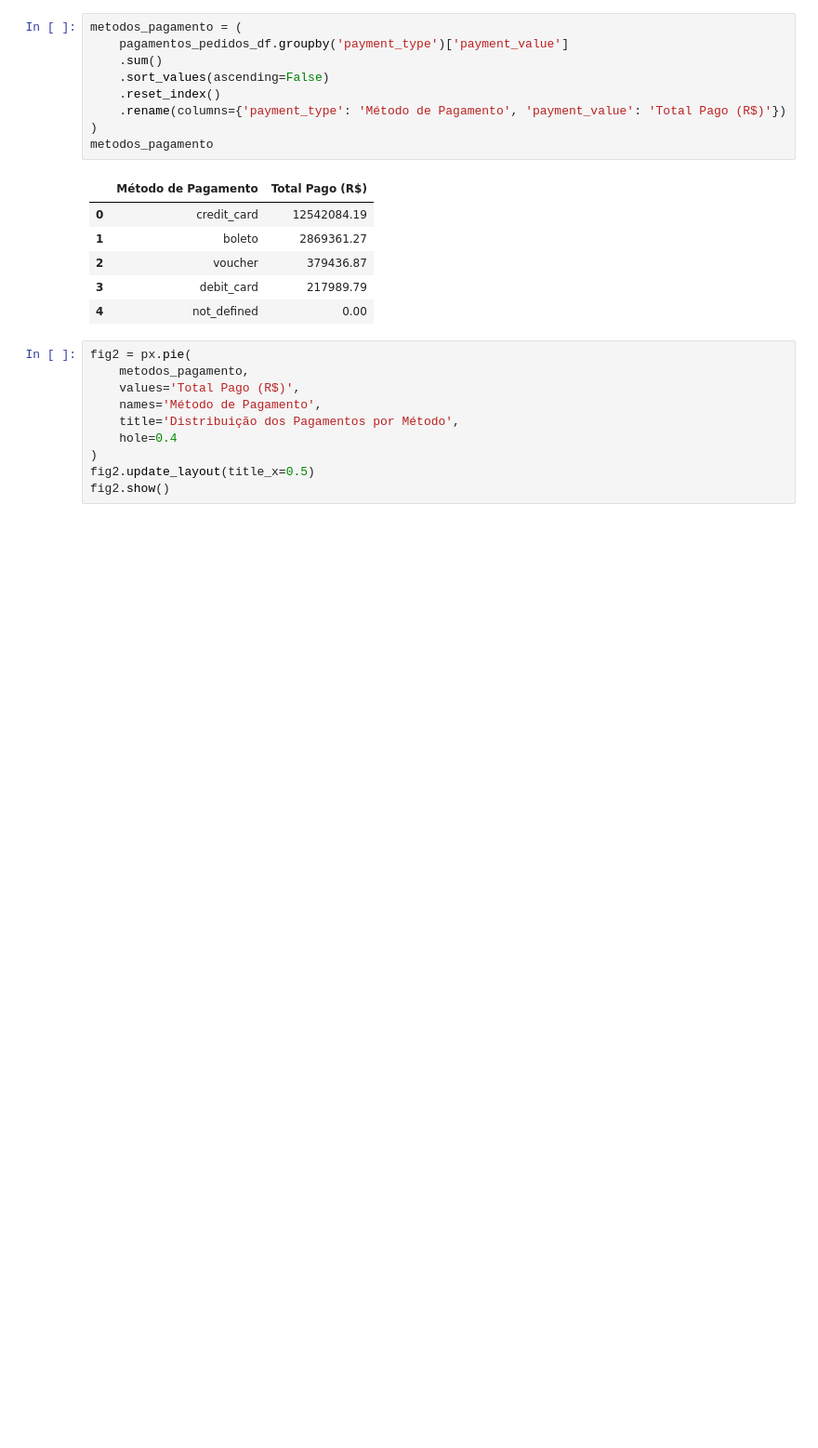
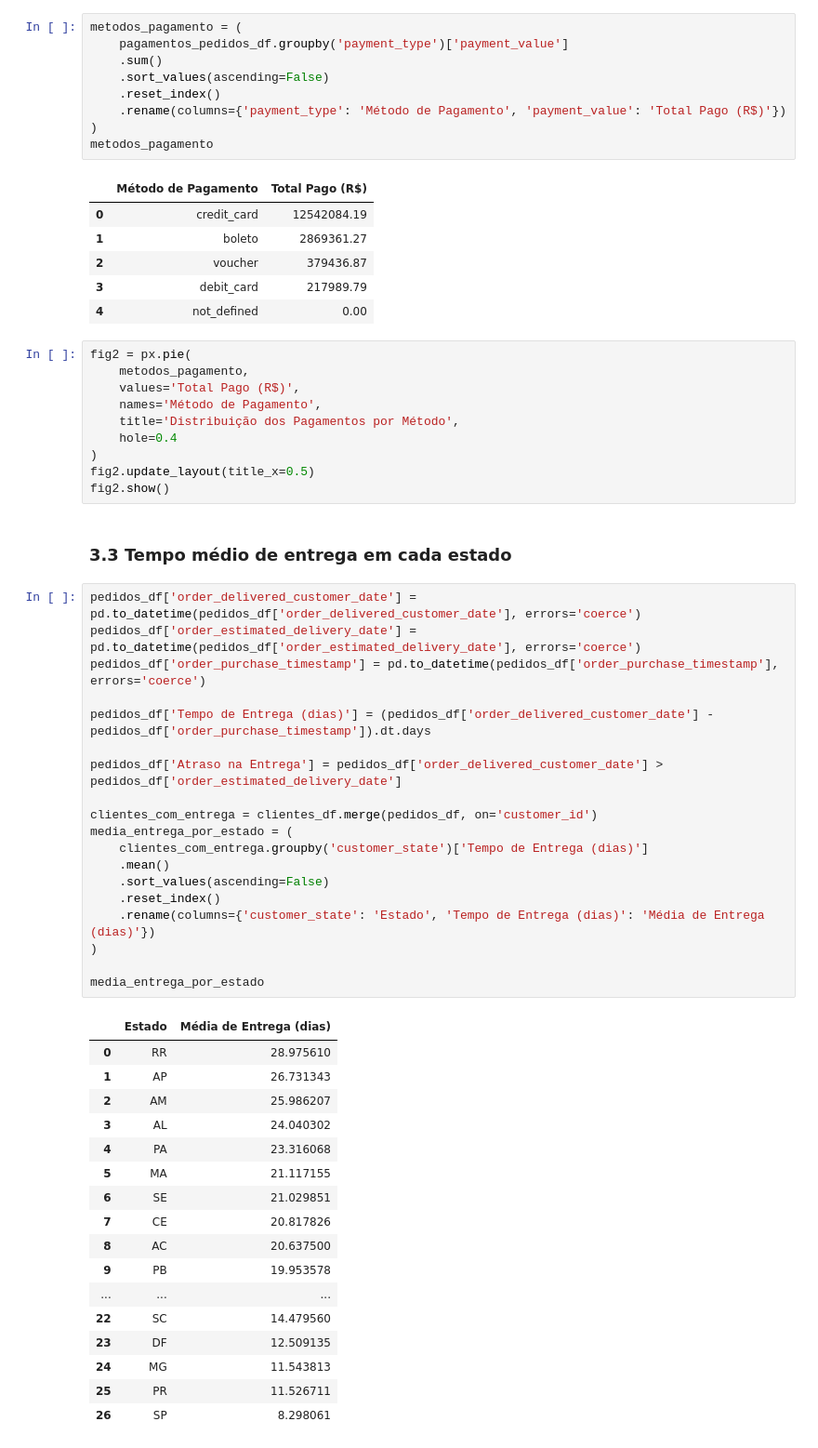
Before and after one commit to drdml/insights-olist, a Jupyter notebook: análise_exploratória.ipynb, the cells around one changed output. Shown at 93% size. Cells and saved outputs as stored; diff of their text form; blank space fills up the shorter version.

```diff
--- a/análise_exploratória.ipynb
+++ b/análise_exploratória.ipynb
@@ -265,3 +257,42 @@ fig2 = px.pie(
 )
 fig2.update_layout(title_x=0.5)
 fig2.show()
+# %% [markdown]
+### 3.3 Tempo médio de entrega em cada estado
+# %%
+pedidos_df['order_delivered_customer_date'] = pd.to_datetime(pedidos_df['order_delivered_customer_date'], errors='coerce')
+pedidos_df['order_estimated_delivery_date'] = pd.to_datetime(pedidos_df['order_estimated_delivery_date'], errors='coerce')
+pedidos_df['order_purchase_timestamp'] = pd.to_datetime(pedidos_df['order_purchase_timestamp'], errors='coerce')
+
+pedidos_df['Tempo de Entrega (dias)'] = (pedidos_df['order_delivered_customer_date'] - pedidos_df['order_purchase_timestamp']).dt.days
+
+pedidos_df['Atraso na Entrega'] = pedidos_df['order_delivered_customer_date'] > pedidos_df['order_estimated_delivery_date']
+
+clientes_com_entrega = clientes_df.merge(pedidos_df, on='customer_id')
+media_entrega_por_estado = (
+    clientes_com_entrega.groupby('customer_state')['Tempo de Entrega (dias)']
+    .mean()
+    .sort_values(ascending=False)
+    .reset_index()
+    .rename(columns={'customer_state': 'Estado', 'Tempo de Entrega (dias)': 'Média de Entrega (dias)'})
+)
+
+media_entrega_por_estado
+# %% [output]
+|  | Estado | Média de Entrega (dias) |
+| 0 | RR | 28.975610 |
+| 1 | AP | 26.731343 |
+| 2 | AM | 25.986207 |
+| 3 | AL | 24.040302 |
+| 4 | PA | 23.316068 |
+| 5 | MA | 21.117155 |
+| 6 | SE | 21.029851 |
+| 7 | CE | 20.817826 |
+| 8 | AC | 20.637500 |
+| 9 | PB | 19.953578 |
+| ... | ... | ... |
+| 22 | SC | 14.479560 |
+| 23 | DF | 12.509135 |
+| 24 | MG | 11.543813 |
+| 25 | PR | 11.526711 |
+| 26 | SP | 8.298061 |
```
Also changed, not shown: parts of 16 cells of this notebook, 1 other file.
